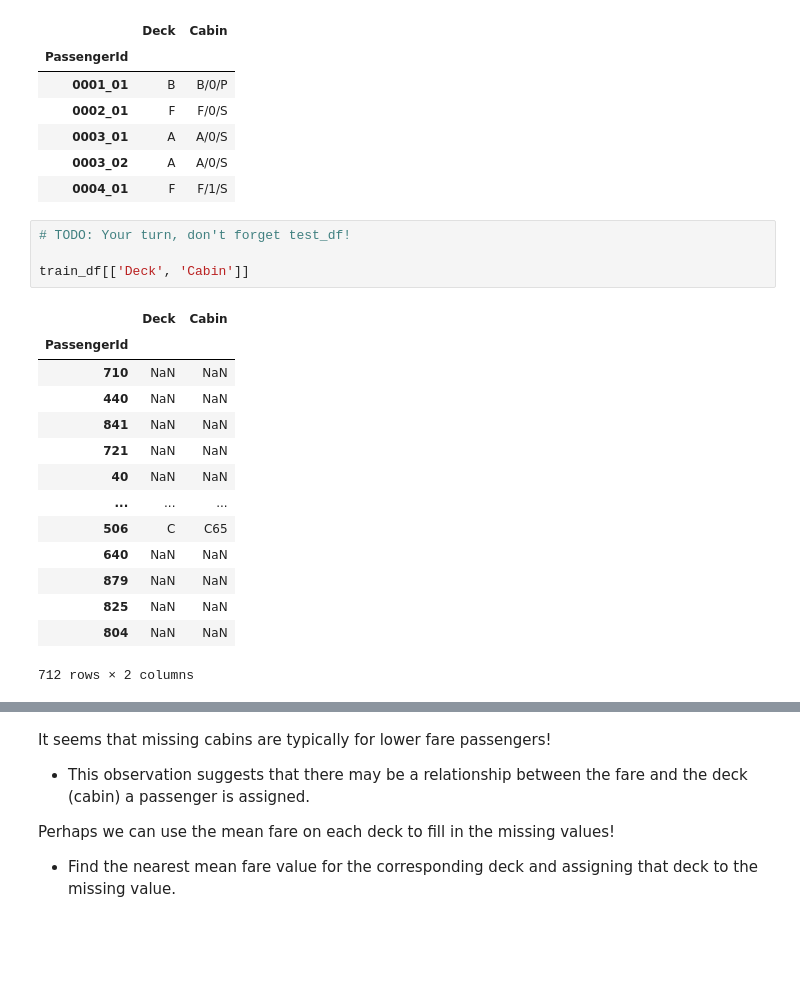
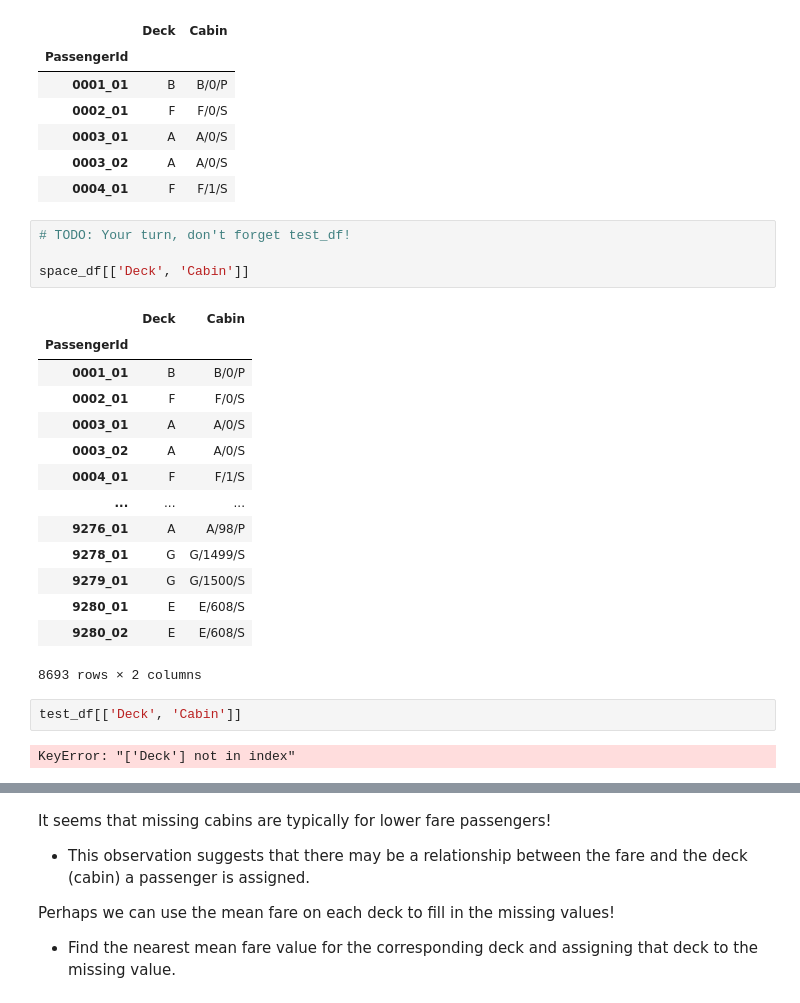
Before and after one commit to kdafrose/ensf-444, a Jupyter notebook: lab-5/Lab-5-Preprocessing-and-feature-engineering.ipynb, the cells around one changed output, grey strips where cells are left out. Cells and saved outputs as stored; diff of their text form; blank space fills up the shorter version.

```diff
--- a/lab-5/Lab-5-Preprocessing-and-feature-engineering.ipynb
+++ b/lab-5/Lab-5-Preprocessing-and-feature-engineering.ipynb
@@ -824,22 +821,26 @@ space_df[['Deck', 'Cabin']].head()
 # %%
 # TODO: Your turn, don't forget test_df!
 
-train_df[['Deck', 'Cabin']]
+space_df[['Deck', 'Cabin']]
 # %% [output]
 |  | Deck | Cabin |
 | PassengerId |  |  |
-| 710 | NaN | NaN |
-| 440 | NaN | NaN |
-| 841 | NaN | NaN |
-| 721 | NaN | NaN |
-| 40 | NaN | NaN |
+| 0001_01 | B | B/0/P |
+| 0002_01 | F | F/0/S |
+| 0003_01 | A | A/0/S |
+| 0003_02 | A | A/0/S |
+| 0004_01 | F | F/1/S |
 | ... | ... | ... |
-| 506 | C | C65 |
-| 640 | NaN | NaN |
-| 879 | NaN | NaN |
-| 825 | NaN | NaN |
-| 804 | NaN | NaN |
+| 9276_01 | A | A/98/P |
+| 9278_01 | G | G/1499/S |
+| 9279_01 | G | G/1500/S |
+| 9280_01 | E | E/608/S |
+| 9280_02 | E | E/608/S |
-712 rows × 2 columns
+8693 rows × 2 columns
+# %%
+test_df[['Deck', 'Cabin']]
+# %% [output]
+KeyError: "['Deck'] not in index"
 # %%
 # SPACESHIP TITANIC EXAMPLE
 # Plot seaborn stripplot of RoomService vs. Deck.
```
Also changed, not shown: parts of 7 cells of this notebook, 2 other files.
